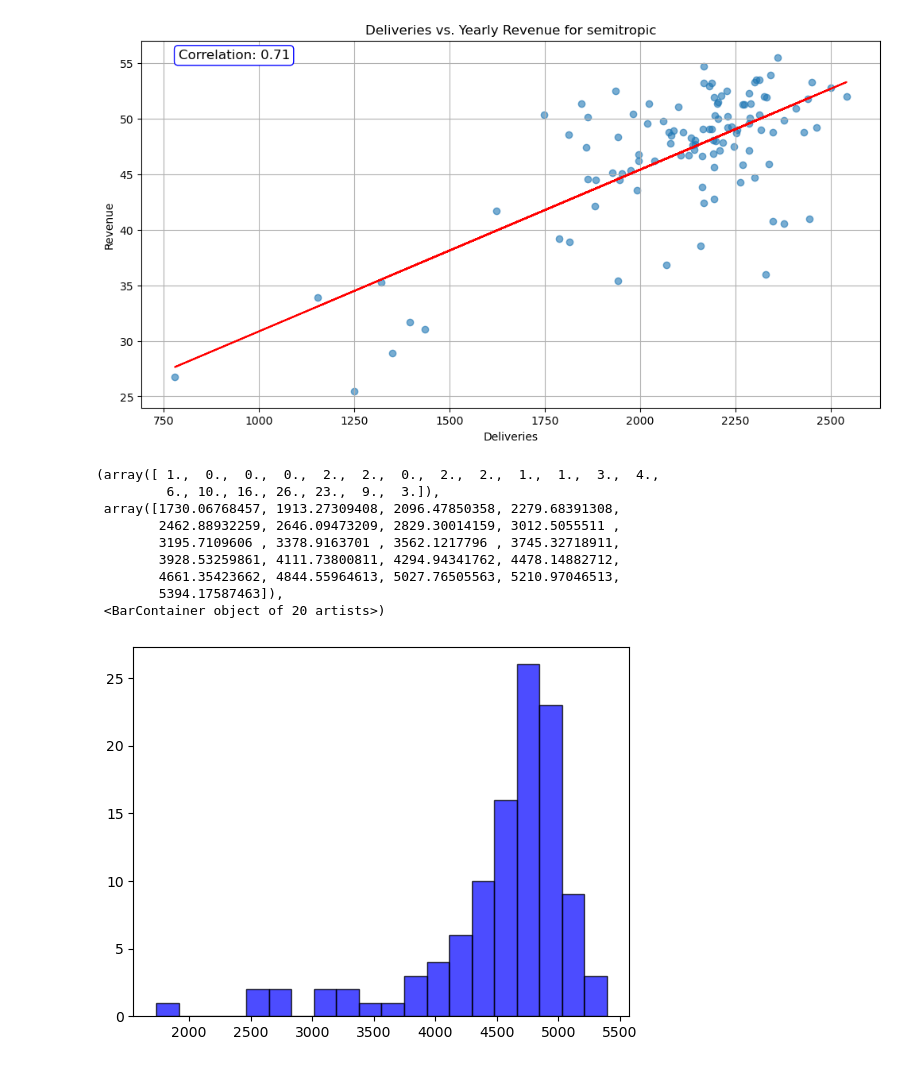
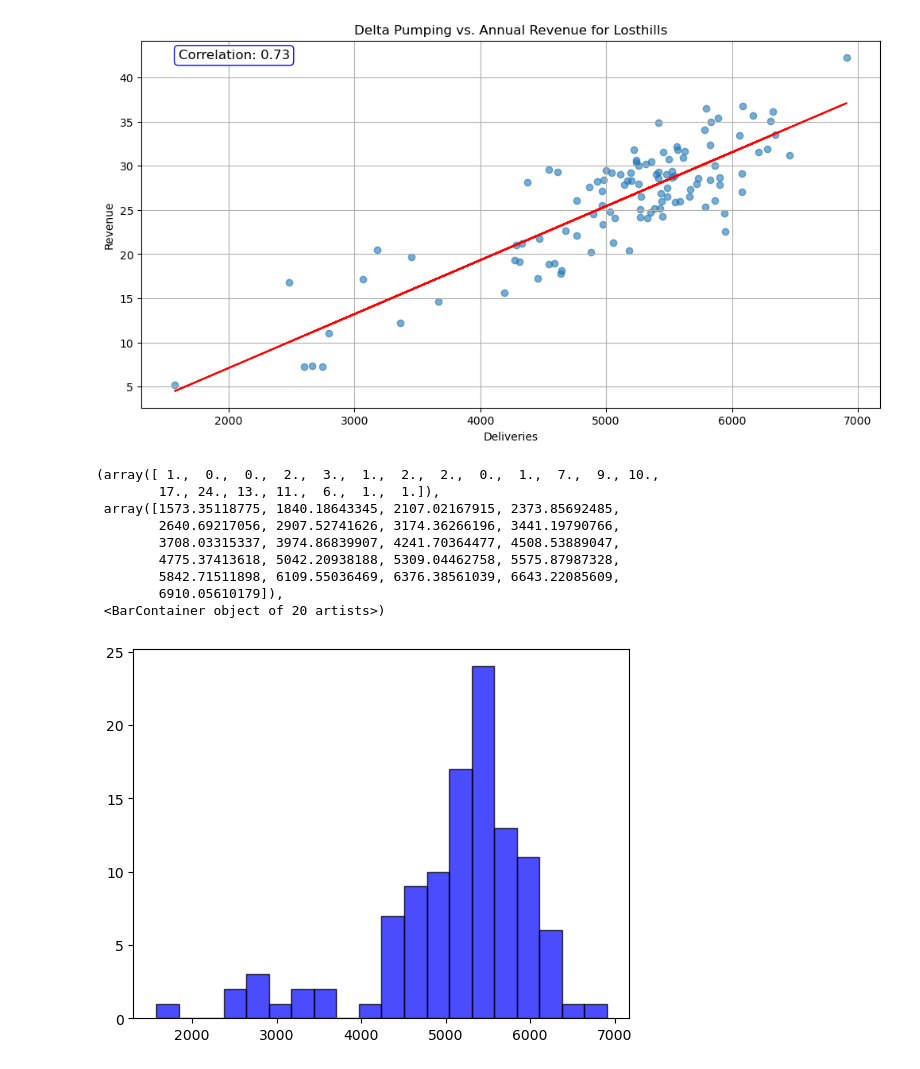
Before and after one commit to dlkency/CALFEWS_waterFutures, a Jupyter notebook: postprocess_district_rev.ipynb, the cells around one changed output. Saved outputs shown, nothing was run; the diff lists cells and outputs as text; code cells hidden in the pictures.

Commit message:
fix losthills carryover

```diff
--- a/postprocess_district_rev.ipynb
+++ b/postprocess_district_rev.ipynb
@@ -144,45 +173,49 @@ plt.hist(losthills_Y_revenue['0'], bins=20, color='blue', edgecolor='black', alp
 # %%
 revenue_file = 'calfews_src/postprocess/semitropic_daily_revenue_110.csv'
 semitropic_daily_revenue = pd.read_csv(revenue_file, index_col=0, parse_dates=True)
 semitropic_Y_revenue = semitropic_daily_revenue.resample('AS-OCT').last()
 
+daily_pump_data['total_pump'] = daily_pump_data['delta_HRO_pump'] + daily_pump_data['delta_TRP_pump']    # only get water from SWP (HRO)
+yearly_pump_data = daily_pump_data.resample('AS-OCT').sum()
+yearly_pump_data = yearly_pump_data['total_pump']
 aligned_data = semitropic_Y_revenue.join(yearly_pump_data, how='inner')
 x = aligned_data['total_pump']
 y = aligned_data.iloc[:, 0]
 
 # Calculate the linear fit
 slope, intercept = np.polyfit(x, y, 1)
 line = slope * x + intercept  # This is the line equation
 
 # Plotting
 plt.figure(figsize=(12, 6))
 plt.scatter(x, y, alpha=0.6,)
 plt.plot(x, line, 'r-', label=f'Fit line: y={slope:.2f}x + {intercept:.2f}')
-plt.title(f"Deliveries vs. Yearly Revenue for semitropic")
+plt.title(f"Delta Pumping vs. Annual Revenue for Losthills")
 plt.xlabel("Deliveries")
 plt.ylabel("Revenue")
 plt.grid(True)
 # plt.legend()
 
 
 # You can use numpy to calculate the correlation coefficient as a visual indicator
 corr_coef = np.corrcoef(x, y)[0, 1]
-plt.annotate(f"Correlation: {corr_coef:.2f}", xy=(0.05, 0.95), xycoords='axes fraction',
+r_squared = corr_coef ** 2
+plt.annotate(f"Correlation: {r_squared:.2f}", xy=(0.05, 0.95), xycoords='axes fraction',
              fontsize=12, bbox=dict(boxstyle="round,pad=0.3", edgecolor='b', facecolor='white'))
 
 plt.show()
 # %% [output]
-[figure, old version]
+[figure, new version]
 # %%
 plt.hist(aligned_data['total_pump'], bins=20, color='blue', edgecolor='black', alpha=0.7)
 # %% [output]
-(array([ 1.,  0.,  0.,  0.,  2.,  2.,  0.,  2.,  2.,  1.,  1.,  3.,  4.,
-         6., 10., 16., 26., 23.,  9.,  3.]),
- array([1730.06768457, 1913.27309408, 2096.47850358, 2279.68391308,
-        2462.88932259, 2646.09473209, 2829.30014159, 3012.5055511 ,
-        3195.7109606 , 3378.9163701 , 3562.1217796 , 3745.32718911,
-        3928.53259861, 4111.73800811, 4294.94341762, 4478.14882712,
-        4661.35423662, 4844.55964613, 5027.76505563, 5210.97046513,
-        5394.17587463]),
+(array([ 1.,  0.,  0.,  2.,  3.,  1.,  2.,  2.,  0.,  1.,  7.,  9., 10.,
+        17., 24., 13., 11.,  6.,  1.,  1.]),
+ array([1573.35118775, 1840.18643345, 2107.02167915, 2373.85692485,
+        2640.69217056, 2907.52741626, 3174.36266196, 3441.19790766,
+        3708.03315337, 3974.86839907, 4241.70364477, 4508.53889047,
+        4775.37413618, 5042.20938188, 5309.04462758, 5575.87987328,
+        5842.71511898, 6109.55036469, 6376.38561039, 6643.22085609,
+        6910.05610179]),
  <BarContainer object of 20 artists>)
-[figure, old version]
+[figure, new version]
```
Also changed, not shown: parts of 12 cells of this notebook, 25 other files.
